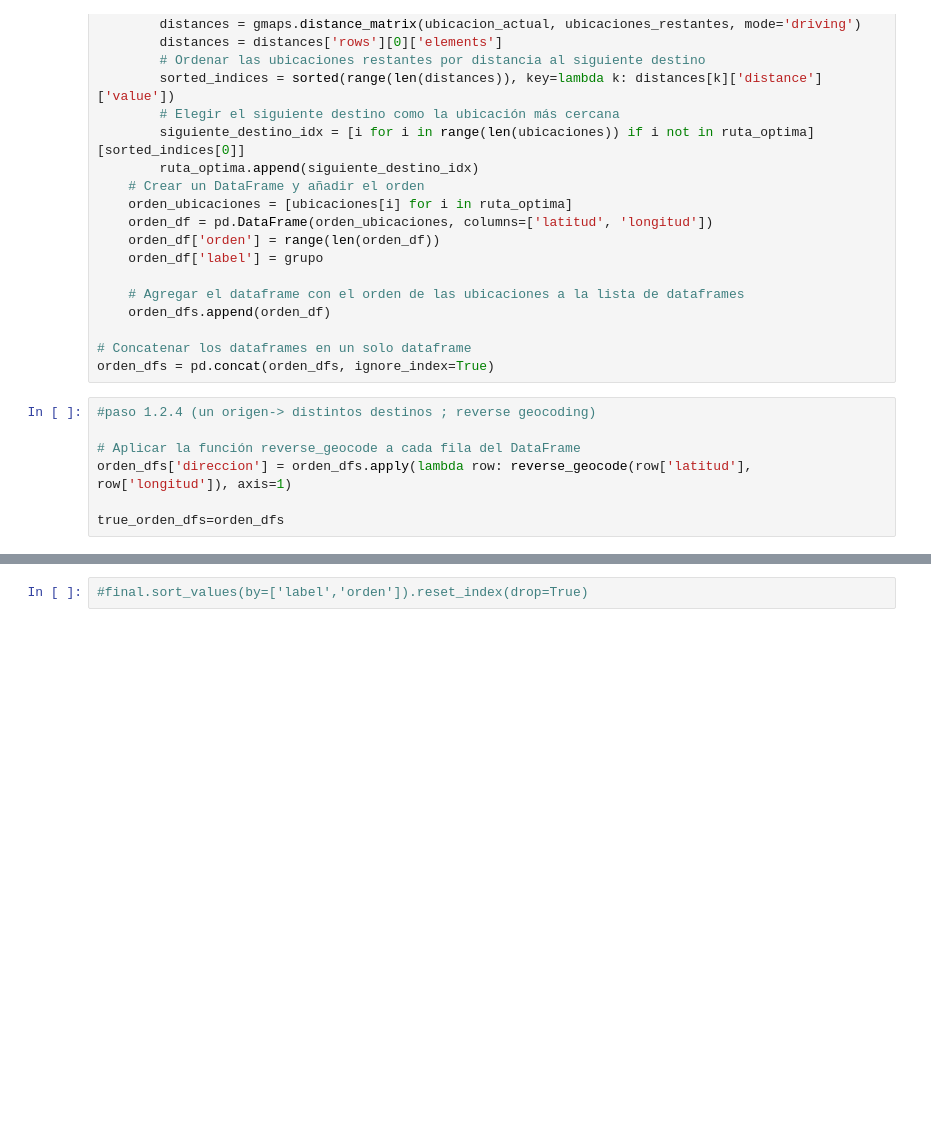
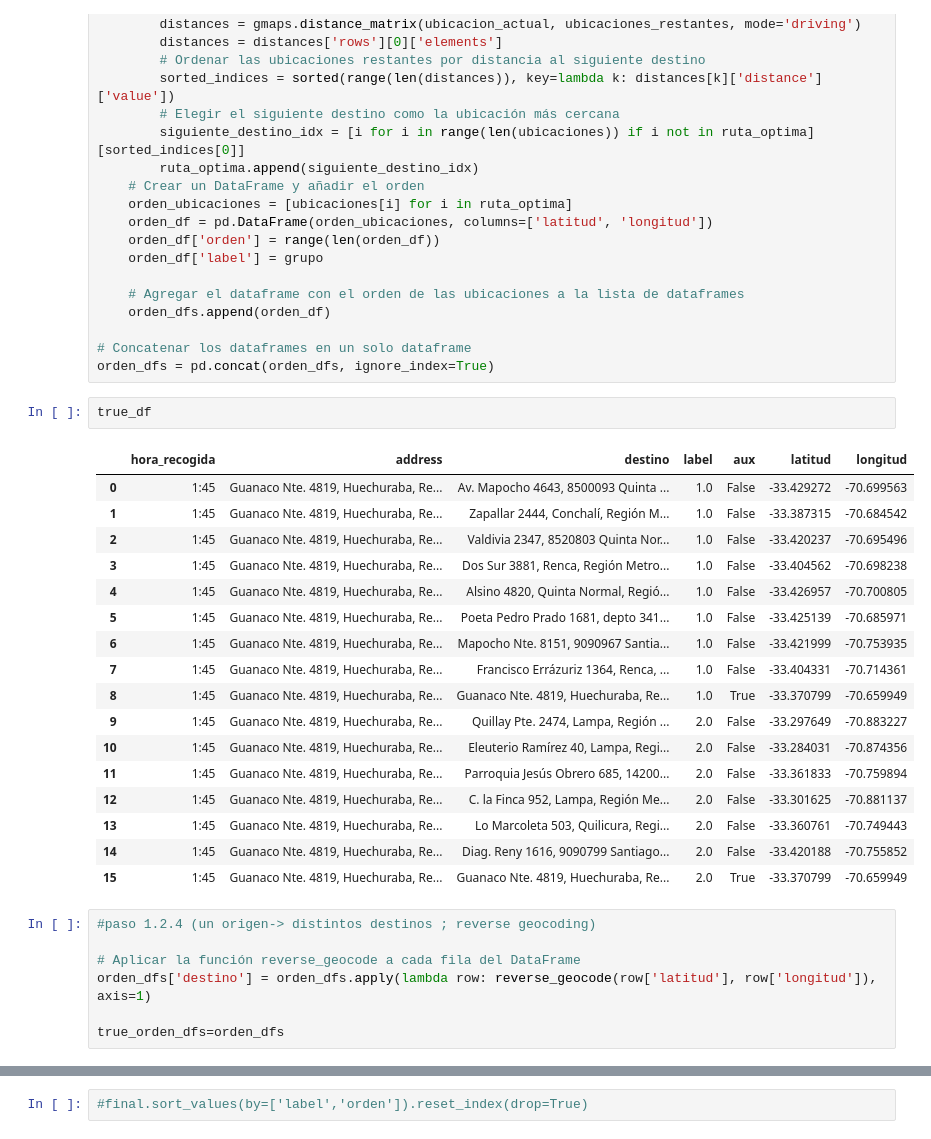
Before and after one commit to martinnnsss/best-route, a Jupyter notebook: routes_v3.ipynb, the cells around one changed output, grey strips where cells are left out. Cells and saved outputs as stored; diff of their text form; blank space fills up the shorter version.

```diff
--- a/routes_v3.ipynb
+++ b/routes_v3.ipynb
@@ -412,11 +432,31 @@ for grupo, data in grupos:
 
 # Concatenar los dataframes en un solo dataframe
 orden_dfs = pd.concat(orden_dfs, ignore_index=True)
+# %%
+true_df
+# %% [output]
+|  | hora_recogida | address | destino | label | aux | latitud | longitud |
+| 0 | 1:45 | Guanaco Nte. 4819, Huechuraba, Re... | Av. Mapocho 4643, 8500093 Quinta ... | 1.0 | False | -33.429272 | -70.699563 |
+| 1 | 1:45 | Guanaco Nte. 4819, Huechuraba, Re... | Zapallar 2444, Conchalí, Región M... | 1.0 | False | -33.387315 | -70.684542 |
+| 2 | 1:45 | Guanaco Nte. 4819, Huechuraba, Re... | Valdivia 2347, 8520803 Quinta Nor... | 1.0 | False | -33.420237 | -70.695496 |
+| 3 | 1:45 | Guanaco Nte. 4819, Huechuraba, Re... | Dos Sur 3881, Renca, Región Metro... | 1.0 | False | -33.404562 | -70.698238 |
+| 4 | 1:45 | Guanaco Nte. 4819, Huechuraba, Re... | Alsino 4820, Quinta Normal, Regió... | 1.0 | False | -33.426957 | -70.700805 |
+| 5 | 1:45 | Guanaco Nte. 4819, Huechuraba, Re... | Poeta Pedro Prado 1681, depto 341... | 1.0 | False | -33.425139 | -70.685971 |
+| 6 | 1:45 | Guanaco Nte. 4819, Huechuraba, Re... | Mapocho Nte. 8151, 9090967 Santia... | 1.0 | False | -33.421999 | -70.753935 |
+| 7 | 1:45 | Guanaco Nte. 4819, Huechuraba, Re... | Francisco Errázuriz 1364, Renca, ... | 1.0 | False | -33.404331 | -70.714361 |
+| 8 | 1:45 | Guanaco Nte. 4819, Huechuraba, Re... | Guanaco Nte. 4819, Huechuraba, Re... | 1.0 | True | -33.370799 | -70.659949 |
+| 9 | 1:45 | Guanaco Nte. 4819, Huechuraba, Re... | Quillay Pte. 2474, Lampa, Región ... | 2.0 | False | -33.297649 | -70.883227 |
+| 10 | 1:45 | Guanaco Nte. 4819, Huechuraba, Re... | Eleuterio Ramírez 40, Lampa, Regi... | 2.0 | False | -33.284031 | -70.874356 |
+| 11 | 1:45 | Guanaco Nte. 4819, Huechuraba, Re... | Parroquia Jesús Obrero 685, 14200... | 2.0 | False | -33.361833 | -70.759894 |
+| 12 | 1:45 | Guanaco Nte. 4819, Huechuraba, Re... | C. la Finca 952, Lampa, Región Me... | 2.0 | False | -33.301625 | -70.881137 |
+| 13 | 1:45 | Guanaco Nte. 4819, Huechuraba, Re... | Lo Marcoleta 503, Quilicura, Regi... | 2.0 | False | -33.360761 | -70.749443 |
+| 14 | 1:45 | Guanaco Nte. 4819, Huechuraba, Re... | Diag. Reny 1616, 9090799 Santiago... | 2.0 | False | -33.420188 | -70.755852 |
+| 15 | 1:45 | Guanaco Nte. 4819, Huechuraba, Re... | Guanaco Nte. 4819, Huechuraba, Re... | 2.0 | True | -33.370799 | -70.659949 |
 # %%
 #paso 1.2.4 (un origen-> distintos destinos ; reverse geocoding)
 
 # Aplicar la función reverse_geocode a cada fila del DataFrame
-orden_dfs['direccion'] = orden_dfs.apply(lambda row: reverse_geocode(row['latitud'], row['longitud']), axis=1)
+orden_dfs['destino'] = orden_dfs.apply(lambda row: reverse_geocode(row['latitud'], row['longitud']), axis=1)
 
 true_orden_dfs=orden_dfs
 # %%
```
Also changed, not shown: parts of 4 cells of this notebook.
